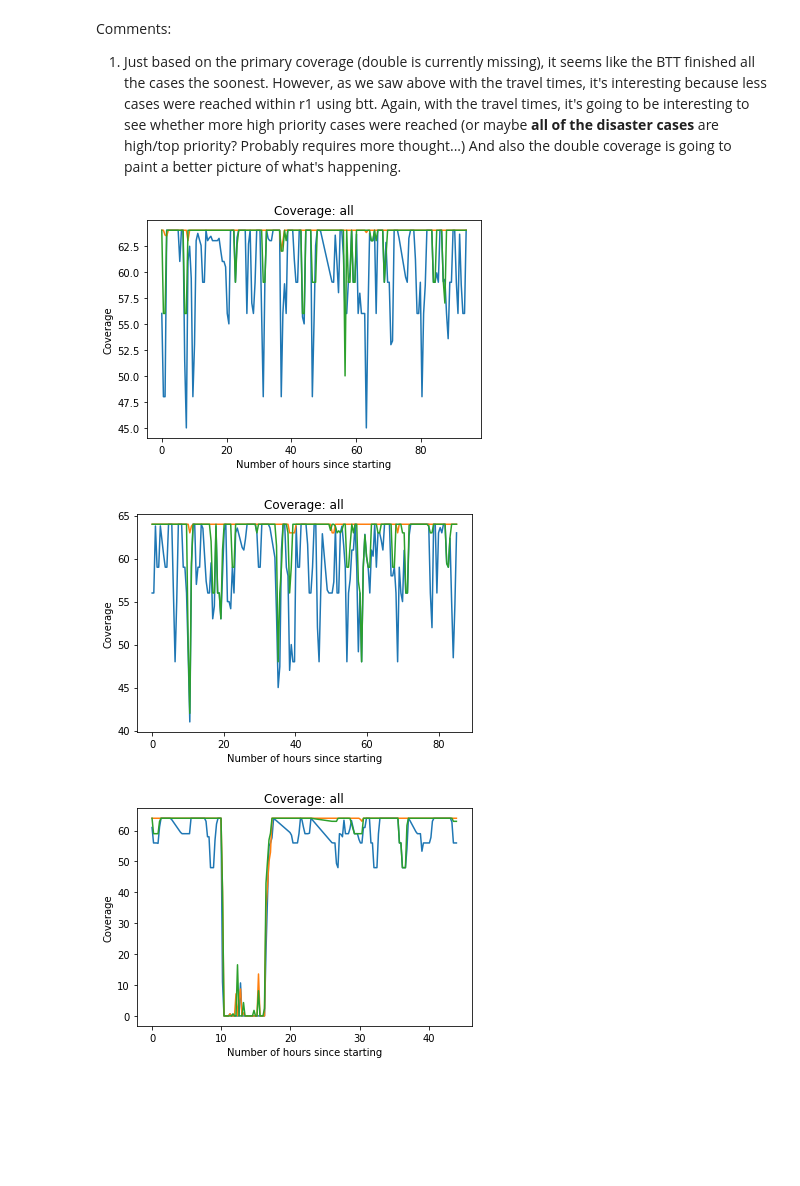
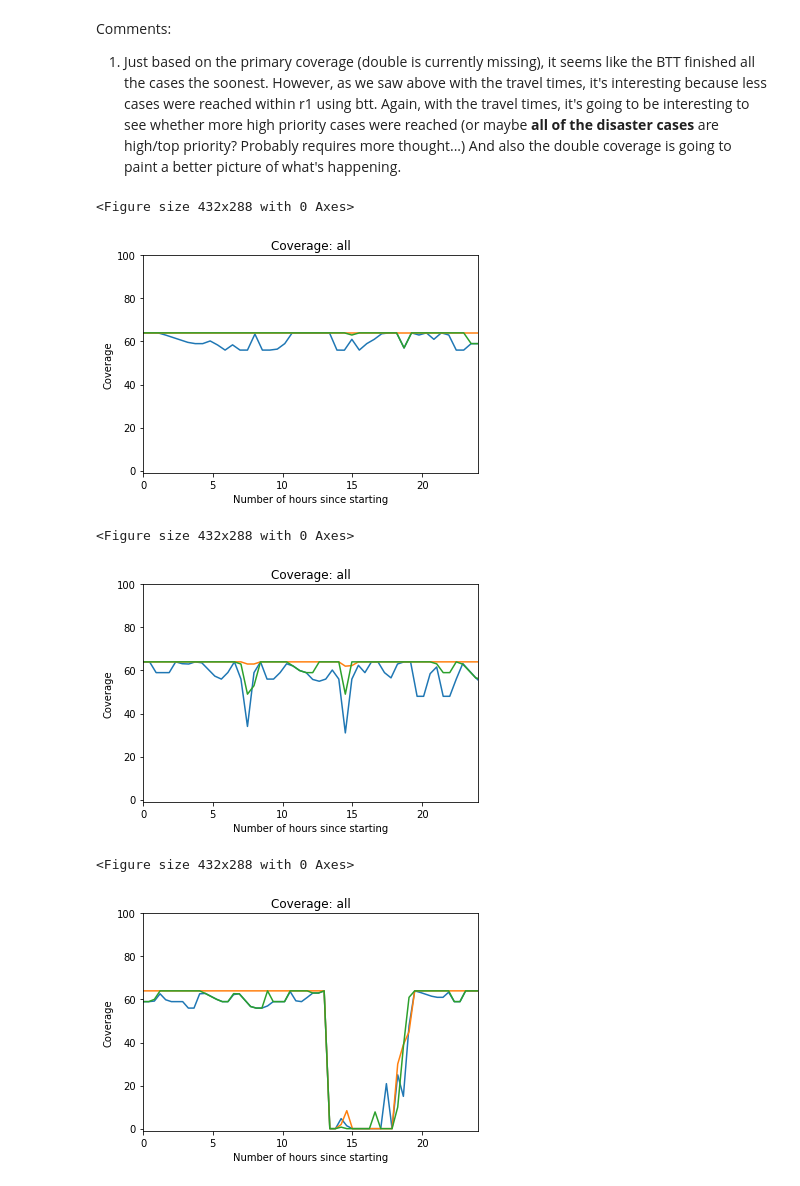
Before and after one commit to EMSTrack/Algorithms, a Jupyter notebook: rct-simulation-v3-everything.ipynb, the cells around one changed output. Saved outputs shown, nothing was run; the diff lists cells and outputs as text; code cells hidden in the pictures; blank space fills up the shorter version.

```diff
--- a/rct-simulation-v3-everything.ipynb
+++ b/rct-simulation-v3-everything.ipynb
@@ -452,5 +451,7 @@ def plot_travel_times_priority1(processed_cases, name):
 
 # Draw each processed cases' travel times. COMMENT OUT WHEN NOT NEEDED.
 for name, processed_cases in cases.items():
+    if "best-coverage" in name:
+        continue
     plot_travel_times_priority1(processed_cases, name)
 # %% [output]
@@ -494,27 +494,22 @@ def average_travel_times_priority(processed_cases, name, priority):
     }
 
     counts = {k:len(v) for k,v in times.items()}
+    avg = mean(durations).total_seconds()
+    total = sum([t.total_seconds() for t in durations])
 
-    # Draw the bar graphs
-
-#     figure_title = "Travel times for the TO_INCIDENT events:" + name
-#     plt.figure(figure_title)
-#     plt.title(figure_title)
-
-#     plt.bar(counts.keys(), counts.values())
-#     plt.xlabel("Event TO_INCIDENT times separated by travel time")
-#     plt.ylabel('Number of cases')
-
-#     plt.show()
     print(name, priority)
     print(counts)
-#     print('*'*40 + '\n')
+    print("Average to_incident duration: ", avg)
+    print("Total time in seconds for E1: ", total)
 
-#     return
 
 # Draw each processed cases' travel times. COMMENT OUT WHEN NOT NEEDED.
 for priority in range(1, 5):
     for name, processed_cases in cases.items():
+        if "coverage" in name:
+            continue
         average_travel_times_priority(processed_cases, name, priority)
+        print()
+    print()
 # %% [output]
 tj-weekday-best-travel/processed_cases.csv 1
@@ -543,16 +538,15 @@ metrics = {k:v for k,v in dataset.items() if "metrics" in k}
 
 def draw_coverage_basic(metrics, name):
 
-    coverages = [(pandas.to_datetime(arr[0]), float(arr[1])) for arr in metrics.values]
+    coverages = [(pandas.to_datetime(arr[0]), float(arr[1]), float(arr[2])) for arr in metrics.values]
     coverages.sort()
 
     xs = [cov[0] for cov in coverages]
     ys = [cov[1] for cov in coverages]
+    ys2 = [cov[2] for cov in coverages]
 
     first = xs[0]
     xs = [(date-first).total_seconds()/3600 for date in xs]
-
-#     print(all([xs[i] <= xs[i+1] for i in range(len(xs)-1)]))
 
     # Smoothed the original
     smooth_xs = np.linspace(int(min(xs)), int(max(xs)), len(xs)//4)
@@ -560,18 +554,21 @@ def draw_coverage_basic(metrics, name):
     spl = make_interp_spline(xs, ys, k=1)
     smooth_ys = spl(smooth_xs)
 
+    spl2 = make_interp_spline(xs, ys2, k=1)
+    smooth_ys2 = spl2(smooth_xs)
+
 
     figure_title = "Coverage: " + name
     plt.figure(figure_title)
     plt.title(figure_title)
-    plt.ylim(-0.1, 1.0)
+    plt.xlim(0,24)
+    plt.ylim(-1, 100)
     plt.xlabel("Number of hours since starting"); plt.ylabel('Coverage')
 
-#     plt.plot(xs, ys, 'b.' )
     plt.plot(smooth_xs, smooth_ys, '-', color='red')
-
+    plt.plot(smooth_xs, smooth_ys, '-', color='orange')
     plt.show()
 
 for name, metric in metrics.items():
-#     draw_coverage_basic(metric, name)
+    draw_coverage_basic(metric, name)
     pass
@@ -602,27 +609,34 @@ def draw_coverage_overlayed(metrics, name):
     figure_title = "Coverage: all"
     plt.figure(figure_title)
     plt.title(figure_title)
-#     plt.ylim(-0.1, 1.0)
+    plt.ylim(-1, 100)
+    plt.xlim(0, 24 )
     plt.xlabel("Number of hours since starting"); plt.ylabel('Coverage')
 
 #     plt.plot(xs, ys, 'b.' )
     plt.plot(smooth_xs, smooth_ys, '-')
 # %%
+plt.figure()
 for name, metric in metrics.items():
     if "weekday" in name: draw_coverage_overlayed(metric, name)
 plt.show()
 # %% [output]
+<Figure size 432x288 with 0 Axes>
-[figure, old version]
+[figure, new version]
 # %%
+plt.figure()
 for name, metric in metrics.items():
     if "weekend" in name: draw_coverage_overlayed(metric, name)
 plt.show()
 # %% [output]
+<Figure size 432x288 with 0 Axes>
-[figure, old version]
+[figure, new version]
 # %%
+plt.figure()
 for name, metric in metrics.items():
     if "disaster" in name: draw_coverage_overlayed(metric, name)
 plt.show()
 # %% [output]
+<Figure size 432x288 with 0 Axes>
-[figure, old version]
+[figure, new version]
 # %%
```
Also changed, not shown: parts of 14 cells of this notebook, 1 other file.
